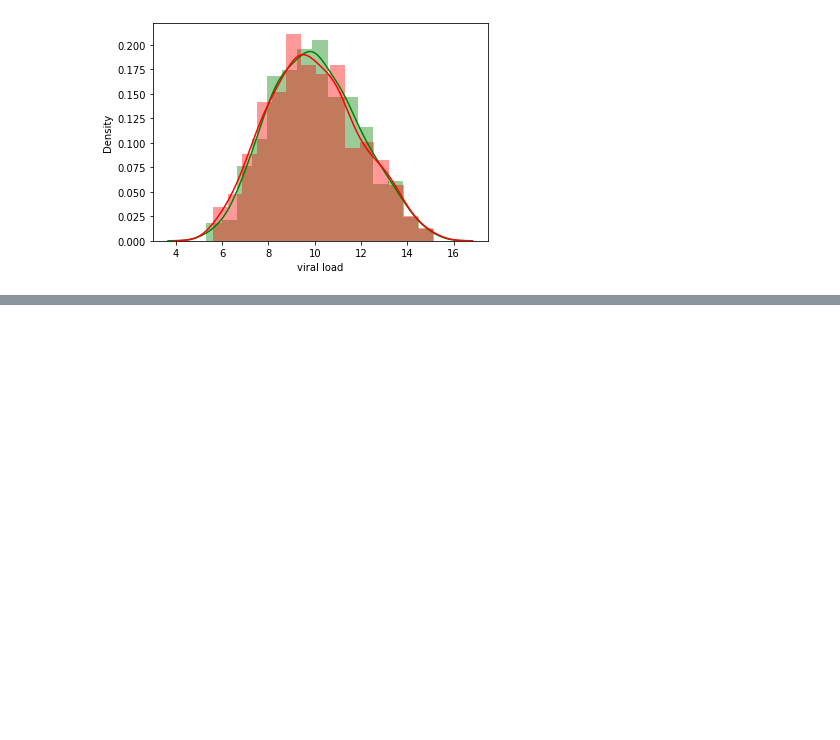
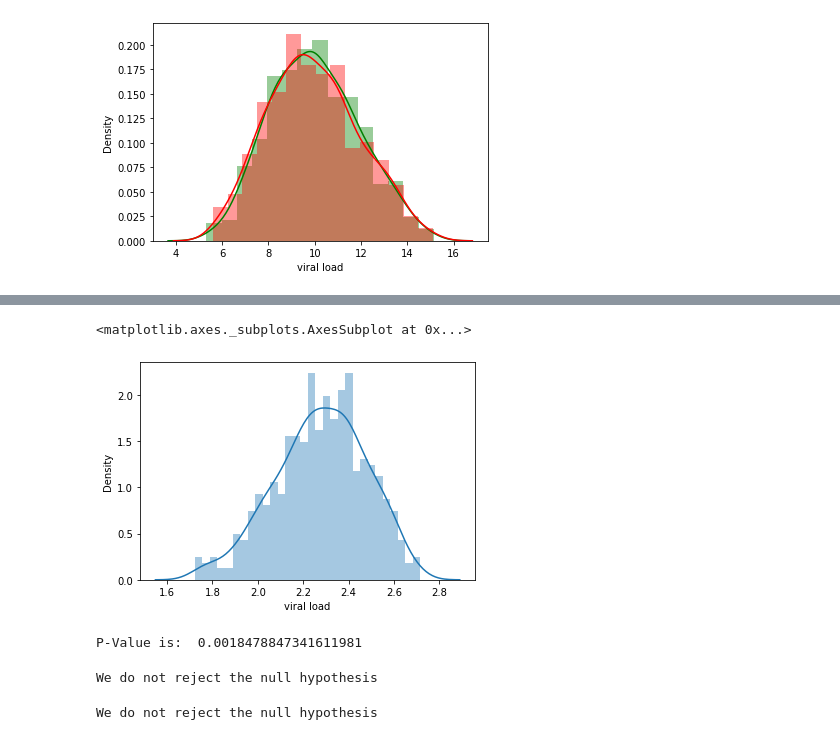
Before and after one commit to pkmariya/Scaler01, a Jupyter notebook: Apollo_CaseStudy_Mariya_DSML22.ipynb, the cells around one changed output, grey strips where cells are left out. Drawn from its saved outputs; the diff is of its cells as text; code cells hidden in the pictures; blank space fills up the shorter version.

```diff
--- a/Apollo_CaseStudy_Mariya_DSML22.ipynb
+++ b/Apollo_CaseStudy_Mariya_DSML22.ipynb
@@ -497,0 +552,35 @@ sns.distplot(female_sample, color='red')
+# %%
+import numpy as np
+sns.distplot(np.log(female_severity_df['viral load']), bins=30)
+# %% [output]
+<matplotlib.axes._subplots.AxesSubplot at 0x...>
+[figure, added]
+# %%
+w, p_val = shapiro(np.log(female_severity_df['viral load']))
+print('P-Value is: ', p_val)
+# %% [output]
+P-Value is:  0.0018478847341611981
+# %%
+from scipy.stats import levene
+statistics, p_val = levene(female_severity_df[female_severity_df['severity level']==0]['viral load'].sample(100),
+                           female_severity_df[female_severity_df['severity level']==1]['viral load'].sample(100),
+                           female_severity_df[female_severity_df['severity level']==2]['viral load'].sample(100, replace=True))
+
+if p_val > alpha:
+  print("We do not reject the null hypothesis")
+else:
+  print("We fail to accept the null hypothesis")
+# %% [output]
+We do not reject the null hypothesis
+# %%
+from scipy.stats import f_oneway
+
+test_stat, p_val = f_oneway(female_severity_df[female_severity_df['severity level']==0]['viral load'].sample(100),
+                            female_severity_df[female_severity_df['severity level']==1]['viral load'].sample(100),
+                            female_severity_df[female_severity_df['severity level']==2]['viral load'].sample(100, replace=True))
+if p_val > alpha:
+  print("We do not reject the null hypothesis")
+else:
+  print("We fail to accept the null hypothesis")
+# %% [output]
+We do not reject the null hypothesis
```
Also changed, not shown: parts of 8 cells of this notebook.
